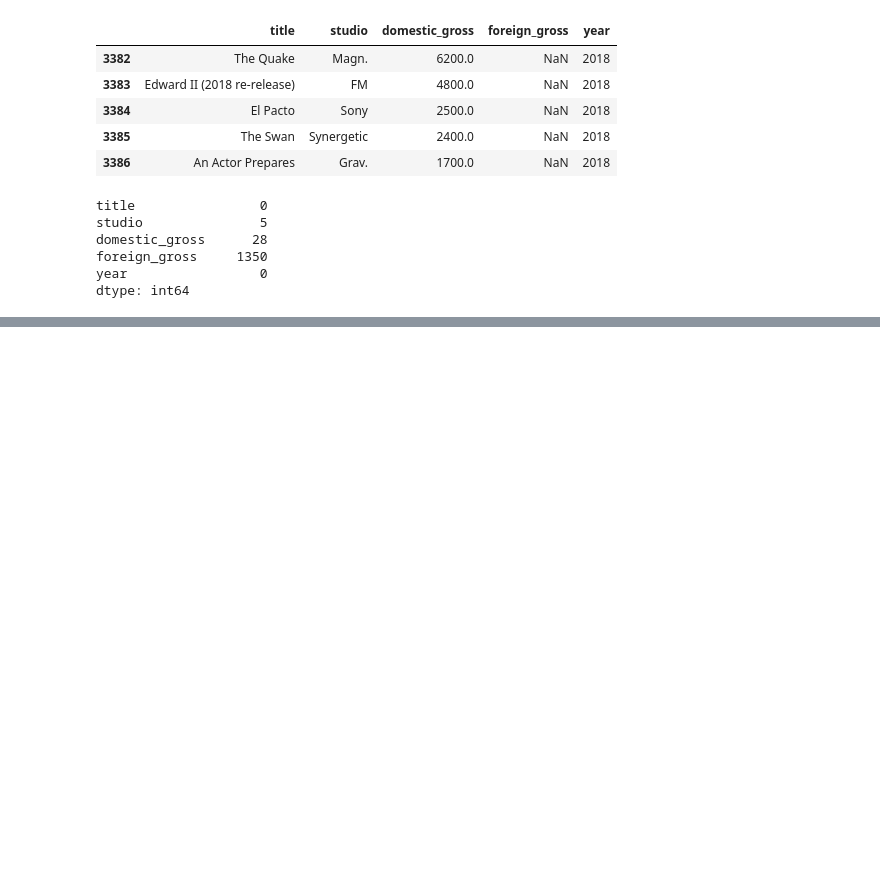
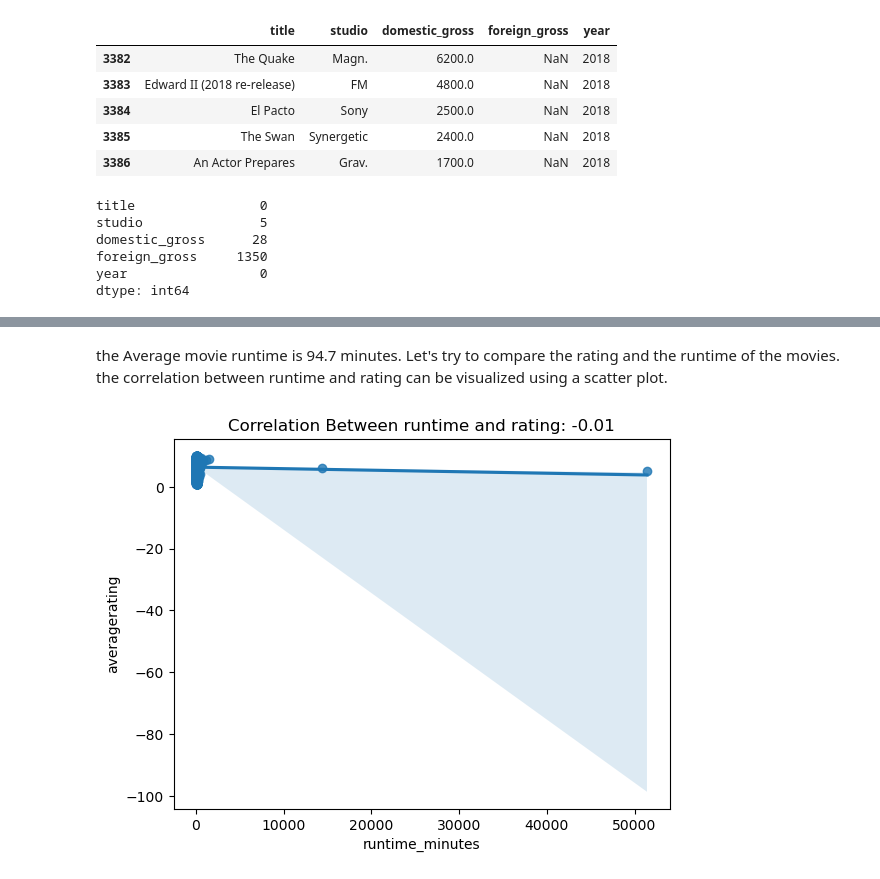
Before and after one commit to faith-watene/dsc-phase-2-project-v3, a Jupyter notebook: student.ipynb, the cells around one changed output, grey strips where cells are left out. Cells and saved outputs as stored; diff of their text form; code cells hidden in the pictures; blank space fills up the shorter version.

```diff
--- a/student.ipynb
+++ b/student.ipynb
@@ -157,0 +187,7 @@ dtype: int64
+# %%
+#change format for numbers in numvotes
+def format_number(num):
+    return '{:.0f}'.format(num)
+
+cleaned_df['numvotes'] = cleaned_df['numvotes'].apply(format_number)
+cleaned_df.describe()
@@ -157,0 +209,11 @@ dtype: int64
+# %% [markdown]
+the Average movie runtime is 94.7 minutes. Let's try to compare the rating and the runtime of the movies.
+the correlation between runtime and rating can be visualized using a scatter plot.
+# %%
+#checking the correlation between  runtime and rating
+correlation = cleaned_df['runtime_minutes'].corr(cleaned_df['averagerating'])
+sns.regplot(x='runtime_minutes', y='averagerating', data=cleaned_df)
+plt.title('Correlation Between runtime and rating: {:.2f}'.format(correlation))
+plt.show()
+# %% [output]
+[figure, added]
```
Also changed, not shown: parts of 16 cells of this notebook.
